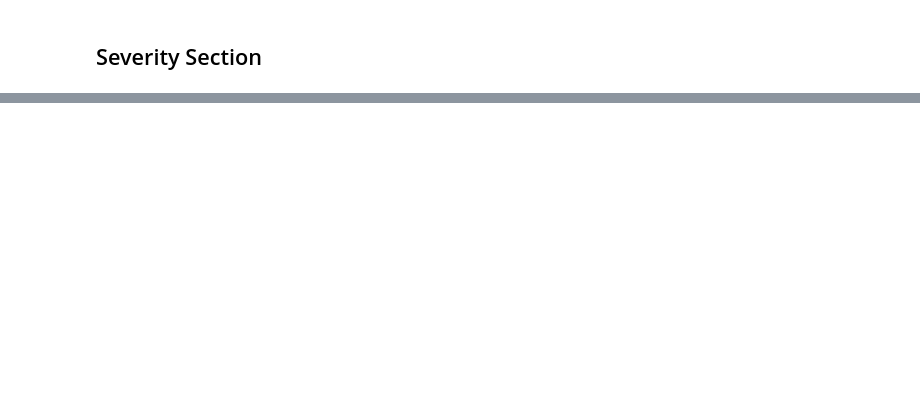
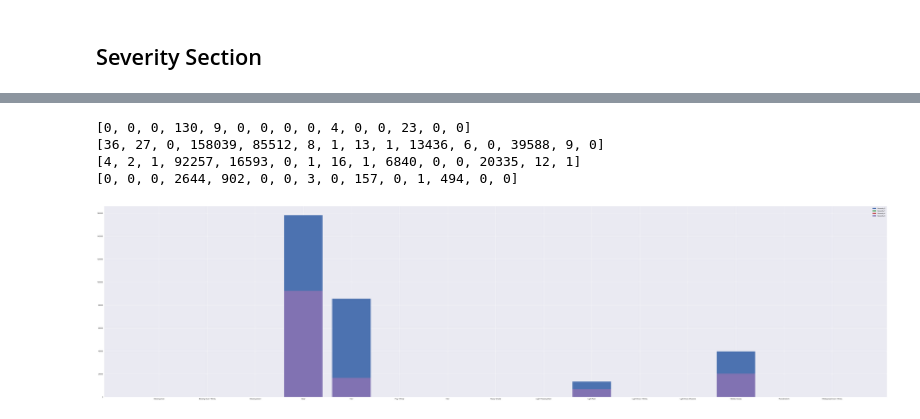
Before and after one commit to LeoNew52/ECE143-Winter20-Team19-FinalProject, a Jupyter notebook: California_data_analysis.ipynb, the cells around one changed output, grey strips where cells are left out. Saved outputs shown, nothing was run; the diff lists cells and outputs as text; code cells hidden in the pictures; blank space fills up the shorter version.

```diff
--- a/California_data_analysis.ipynb
+++ b/California_data_analysis.ipynb
@@ -128,0 +203,21 @@ plt.show()
+# %%
+choose_index = False
+# %%
+severity_1_by_Weather = []
+severity_2_by_Weather = []
+severity_3_by_Weather = []
+severity_4_by_Weather = []
+if choose_index:
+    for i in weather_choosed:
+        print(i)
+        severity_1_by_Weather.append(data[(data['Severity']==1)&(data['Weather_Condition']==i)].count()['ID'])
+        severity_2_by_Weather.append(data[(data['Severity']==2)&(data['Weather_Condition']==i)].count()['ID'])
+        severity_3_by_Weather.append(data[(data['Severity']==3)&(data['Weather_Condition']==i)].count()['ID'])
+        severity_4_by_Weather.append(data[(data['Severity']==4)&(data['Weather_Condition']==i)].count()['ID'])
+else:
+    for i in Weather.index:
+        print(i)
+        severity_1_by_Weather.append(data[(data['Severity']==1)&(data['Weather_Condition']==i)].count()['ID'])
+        severity_2_by_Weather.append(data[(data['Severity']==2)&(data['Weather_Condition']==i)].count()['ID'])
+        severity_3_by_Weather.append(data[(data['Severity']==3)&(data['Weather_Condition']==i)].count()['ID'])
+        severity_4_by_Weather.append(data[(data['Severity']==4)&(data['Weather_Condition']==i)].count()['ID'])
@@ -128,0 +240,28 @@ plt.show()
+# %%
+print(severity_1_by_Weather)
+print(severity_2_by_Weather)
+print(severity_3_by_Weather)
+print(severity_4_by_Weather)
+# %% [output]
+[0, 0, 0, 130, 9, 0, 0, 0, 0, 4, 0, 0, 23, 0, 0]
+[36, 27, 0, 158039, 85512, 8, 1, 13, 1, 13436, 6, 0, 39588, 9, 0]
+[4, 2, 1, 92257, 16593, 0, 1, 16, 1, 6840, 0, 0, 20335, 12, 1]
+[0, 0, 0, 2644, 902, 0, 0, 3, 0, 157, 0, 1, 494, 0, 0]
+# %%
+plt.figure(figsize=(80, 20))
+
+if choose_index:
+    plt.bar(weather_choosed, severity_2_by_Weather, label='Severity 2')
+    plt.bar(weather_choosed, severity_1_by_Weather, label='Severity 1')
+    plt.bar(weather_choosed, severity_4_by_Weather, label='Severity 4')
+    plt.bar(weather_choosed, severity_3_by_Weather, label='Severity 3')
+else:
+    plt.bar(Weather.index, severity_2_by_Weather, label='Severity 2')
+    plt.bar(Weather.index, severity_3_by_Weather, label='Severity 3')
+    plt.bar(Weather.index, severity_4_by_Weather, label='Severity 4')
+    plt.bar(Weather.index, severity_1_by_Weather, label='Severity 1')
+
+plt.legend()
+plt.show()
+# %% [output]
+[figure, added]
```
Also changed, not shown: parts of 20 cells of this notebook, 3 other files.
